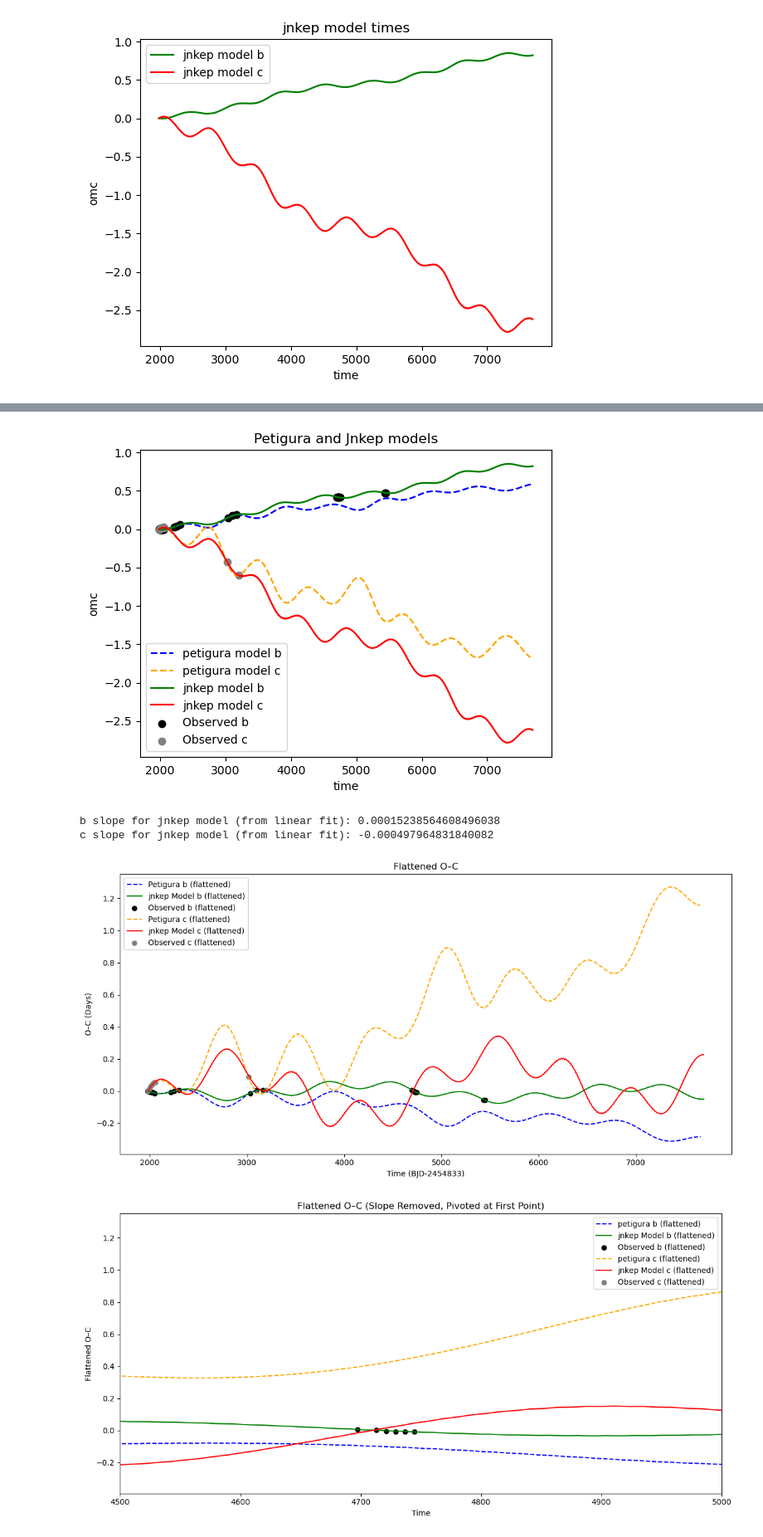
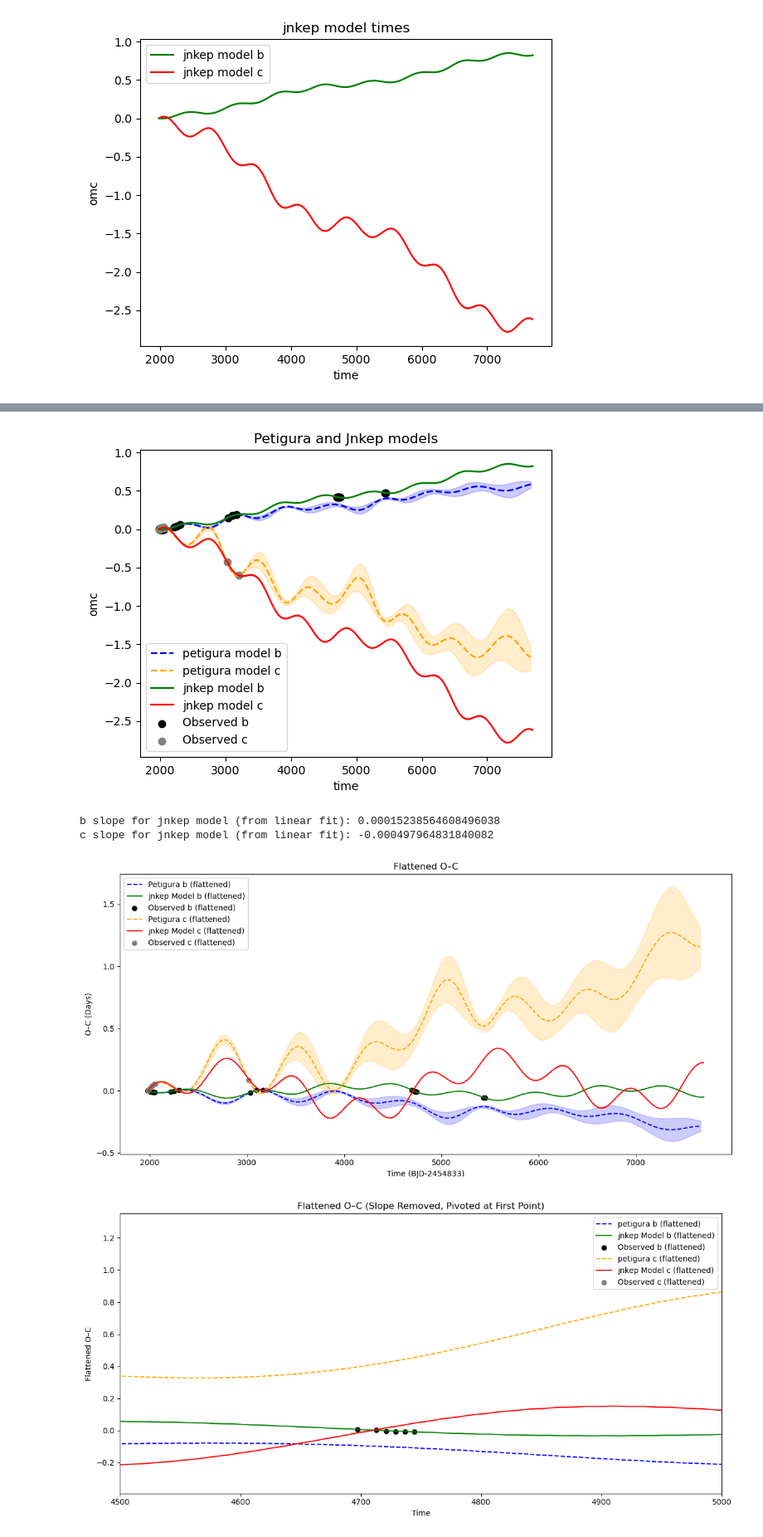
Before and after one commit to pentrican10/k2-19-project, a Jupyter notebook: 5_compare_models.ipynb, the cells around one changed output, grey strips where cells are left out. Shown at 83% size. Cells and saved outputs as stored; diff of their text form; code cells hidden in the pictures.

```diff
--- a/5_compare_models.ipynb
+++ b/5_compare_models.ipynb
@@ -105,6 +123,9 @@ ind_petigura_c = df_petigura_c["Transit"]
 t_petigura_b = df_petigura_b["Tc_pred"]
 t_petigura_c = df_petigura_c["Tc_pred"]
 
+t_err_petigura_b = df_petigura_b["e_Tc_pred"]
+t_err_petigura_c = df_petigura_c["e_Tc_pred"]
+
 ephem_time_b = ephem(best_fit_period_b, best_fit_tc_b, ind_petigura_b)
 ephem_time_c = ephem(best_fit_period_c, best_fit_tc_c, ind_petigura_c)
 
@@ -112,8 +133,25 @@ ephem_omc_b = t_petigura_b - ephem_time_b
 ephem_omc_c = t_petigura_c - ephem_time_c
 
 # times = df_petigura_mod["Tc_pred"]
-plt.plot(t_petigura_b, ephem_omc_b, label='petigura model b',linestyle='--',c='b')
-plt.plot(t_petigura_c, ephem_omc_c, label='petigura model c',linestyle='--',c='orange')
+# plt.plot(t_petigura_b, ephem_omc_b, label='petigura model b',linestyle='--',c='b')
+# plt.plot(t_petigura_c, ephem_omc_c, label='petigura model c',linestyle='--',c='orange')
+# Plotting with error bars
+# plt.errorbar(t_petigura_b, ephem_omc_b, yerr=t_err_petigura_b, label='petigura model b', linestyle='--', c='b')
+# plt.errorbar(t_petigura_c, ephem_omc_c, yerr=t_err_petigura_c, label='petigura model c', linestyle='--', c='orange')
+
+# Plotting
+plt.plot(t_petigura_b, ephem_omc_b, label='petigura model b', linestyle='--', color='b')
+plt.fill_between(t_petigura_b,
+                 ephem_omc_b - t_err_petigura_b,
+                 ephem_omc_b + t_err_petigura_b,
+                 color='b', alpha=0.2)
+
+plt.plot(t_petigura_c, ephem_omc_c, label='petigura model c', linestyle='--', color='orange')
+plt.fill_between(t_petigura_c,
+                 ephem_omc_c - t_err_petigura_c,
+                 ephem_omc_c + t_err_petigura_c,
+                 color='orange', alpha=0.2)
+
 plt.title('Petigura Predicted times')
 plt.xlabel('time')
 plt.ylabel('omc')
@@ -132,8 +170,20 @@ omc_obs_c = t_obs_c - ephem(best_fit_period_c, best_fit_tc_c, index_obs_c)
 
 # plt.scatter(t_obs_b, obs_omc_b, label='obs b')
 # plt.scatter(t_obs_c, obs_omc_c, label='obs c')
-plt.plot(t_petigura_b, ephem_omc_b, label='petigura model b', linestyle='--',c='b')
-plt.plot(t_petigura_c, ephem_omc_c, label='petigura model c',linestyle='--',c='orange')
+# plt.plot(t_petigura_b, ephem_omc_b, label='petigura model b', linestyle='--',c='b')
+# plt.plot(t_petigura_c, ephem_omc_c, label='petigura model c',linestyle='--',c='orange')
+# Plotting
+plt.plot(t_petigura_b, ephem_omc_b, label='petigura model b', linestyle='--', color='b')
+plt.fill_between(t_petigura_b,
+                 ephem_omc_b - t_err_petigura_b,
+                 ephem_omc_b + t_err_petigura_b,
+                 color='b', alpha=0.2)
+
+plt.plot(t_petigura_c, ephem_omc_c, label='petigura model c', linestyle='--', color='orange')
+plt.fill_between(t_petigura_c,
+                 ephem_omc_c - t_err_petigura_c,
+                 ephem_omc_c + t_err_petigura_c,
+                 color='orange', alpha=0.2)
 plt.plot(t_jnkep_b, jnkep_omc_b, label='jnkep model b',c='g')
 plt.plot(t_jnkep_c, jnkep_omc_c, label='jnkep model c',c='r')
 offset_obs_b = omc_obs_b[0]
@@ -148,7 +198,7 @@ plt.ylabel('omc')
 plt.legend()
 plt.show()
 # %% [output]
-[figure, old version]
+[figure, new version]
 # %%
 # Use a linear fit (degree=1) to get slope and intercept
 b_coeffs = np.polyfit(t_jnkep_b, jnkep_omc_b, 1)
@@ -172,36 +222,47 @@ def apply_trend(t, y, slope):
 
 ### Planet b - Flatten the data
 flat_petigura_b = apply_trend(t_petigura_b, ephem_omc_b, b_slope)
 flat_jnkep_b = apply_trend(t_jnkep_b, jnkep_omc_b, b_slope)
 flat_obs_b = apply_trend(t_obs_b, (omc_obs_b-offset_obs_b), b_slope)
 
 ### Planet c - Flatten the data
 flat_petigura_c = apply_trend(t_petigura_c, ephem_omc_c, c_slope)
 flat_jnkep_c = apply_trend(t_jnkep_c, jnkep_omc_c, c_slope)
 flat_obs_c = apply_trend(t_obs_c, (omc_obs_c-offset_obs_c), c_slope)
 
 ### Plot flattened data
 plt.figure(figsize=(12, 6))
 
 ### Plot for Planet b
-plt.plot(t_petigura_b, flat_petigura_b, label='Petigura b (flattened)', linestyle='--',c='b')
+# plt.plot(t_petigura_b, flat_petigura_b, label='Petigura b (flattened)', linestyle='--',c='b')
+plt.plot(t_petigura_b, flat_petigura_b, label='Petigura b (flattened)', linestyle='--', color='b')
+plt.fill_between(t_petigura_b,
+                 flat_petigura_b - t_err_petigura_b,
+                 flat_petigura_b + t_err_petigura_b,
+                 color='b', alpha=0.2)
+
 plt.plot(t_jnkep_b, flat_jnkep_b, label='jnkep Model b (flattened)',c='g')
 plt.scatter(t_obs_b, flat_obs_b, label='Observed b (flattened)', marker='o', color='black')
 
 ### Plot for Planet c
-plt.plot(t_petigura_c, flat_petigura_c, label='Petigura c (flattened)', linestyle='--',c='orange')
+# plt.plot(t_petigura_c, flat_petigura_c, label='Petigura c (flattened)', linestyle='--',c='orange')
+plt.plot(t_petigura_c, flat_petigura_c, label='Petigura c (flattened)', linestyle='--', color='orange')
+plt.fill_between(t_petigura_c,
+                 flat_petigura_c - t_err_petigura_c,
+                 flat_petigura_c + t_err_petigura_c,
+                 color='orange', alpha=0.2)
 plt.plot(t_jnkep_c, flat_jnkep_c, label='jnkep Model c (flattened)',c='r')
 plt.scatter(t_obs_c, flat_obs_c, label='Observed c (flattened)', marker='o', color='gray')
 
 ### Customize the plot
 plt.title('Flattened O–C') # (Slope Removed, Pivoted at First Point)
 plt.xlabel(f'Time (BJD-{petigura_offset})')
 plt.ylabel('O–C (Days)')
 plt.legend()
 plt.tight_layout()
 plt.show()
 # %% [output]
-[figure, old version]
+[figure, new version]
 # %%
 ### zoom into section [1980,3500]
 ### Plot flattened data
```
Also changed, not shown: parts of 4 cells of this notebook, 2 other files.
